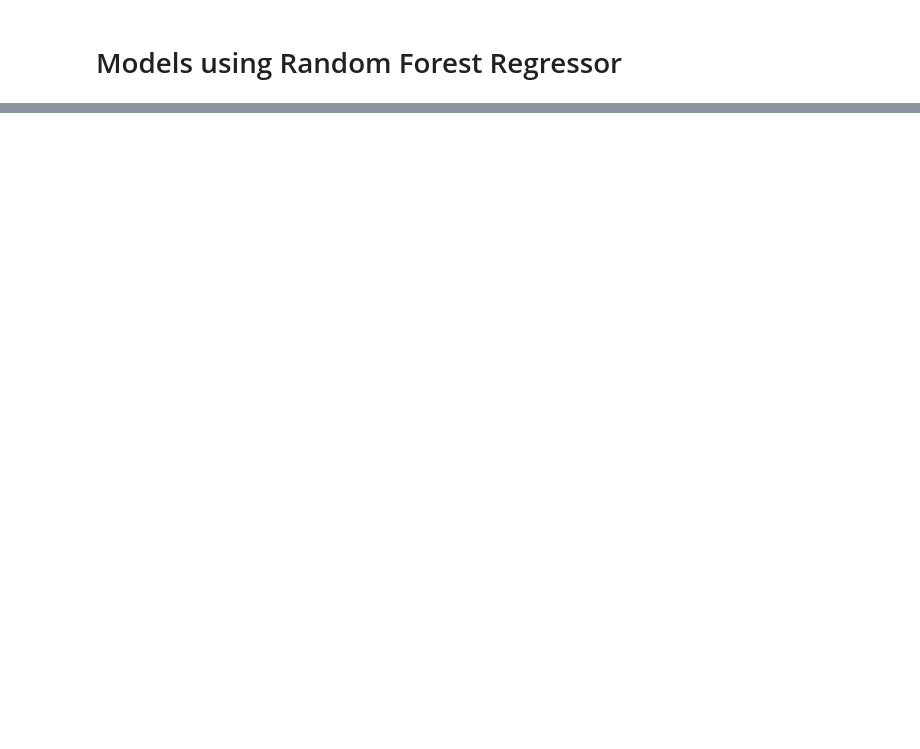
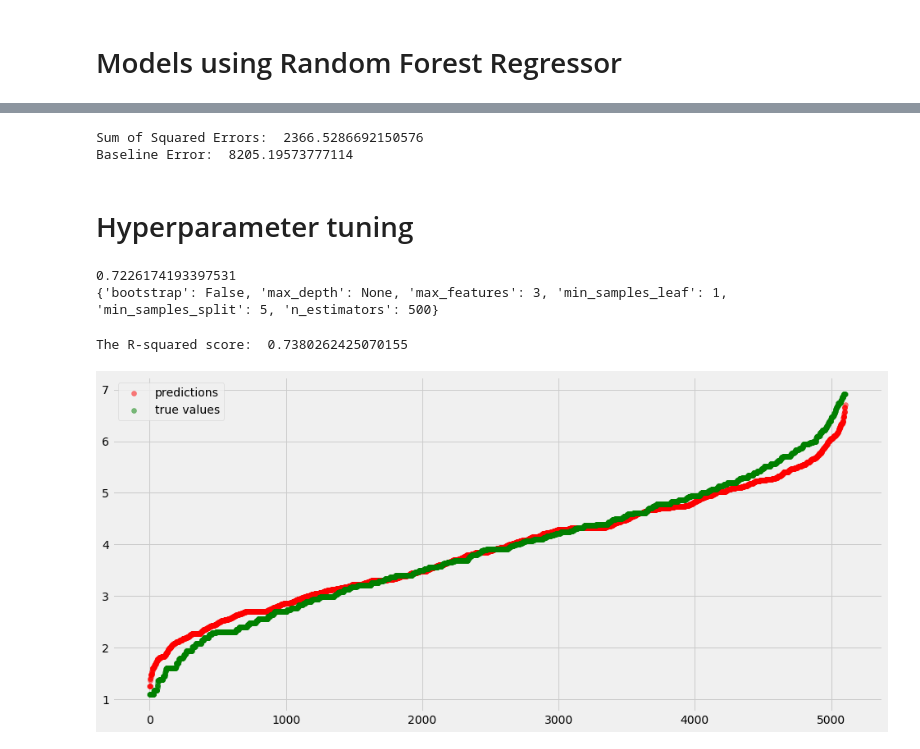
Before and after one commit to slevin886/Roman_Coin_Pricing, a Jupyter notebook: roman_coin_model_building.ipynb, the cells around one changed output, grey strips where cells are left out. Drawn from its saved outputs; the diff is of its cells as text; code cells hidden in the pictures; blank space fills up the shorter version.

```diff
--- a/roman_coin_model_building.ipynb
+++ b/roman_coin_model_building.ipynb
@@ -159,0 +159,10 @@ The model is 66.18 percent better than the baseline
+# %%
+y = np.log(roman['current_price'].values)
+X = roman.drop(['completed_no_time_left', 'less_than_hour_left', 'less_than_week_left', 'aemilian', 'antoninus pius',
+'aurelian', 'balbinus', 'carinus', 'carus', 'claudius', 'constans i', 'decius', 'galba',
+'gallienus', 'gordian i', 'jovian', 'leo i', 'licinius', 'numerian', 'tacitus', 'theodosius i',
+'valerian', 'current_price', 'less_than_2day_left'], axis=1)
+# %%
+X['bidCountsq'] = X['bidCount'].values **2
+X['bidCountcubed'] = X['bidCount'].values ** 3
+X['interbidwatch'] = X['bidCount'] * X['watchCount']
@@ -159,0 +174,26 @@ The model is 66.18 percent better than the baseline
+# %%
+baseline_SSE(preds, y_test)
+# %% [output]
+Sum of Squared Errors:  2366.5286692150576
+Baseline Error:  8205.19573777114
+# %% [markdown]
+# Hyperparameter tuning
+# %%
+X_train, X_test, y_train, y_test = train_test_split(X, y, test_size=0.3)
+
+param_grid = {"n_estimators": [200, 500],
+    "max_depth": [3, None],
+    "max_features": [1, 3, 5, 10],
+    "min_samples_split": [2, 5, 10],
+    "min_samples_leaf": [1, 3, 10],
+    "bootstrap": [True, False]}
+
+model = RandomForestRegressor(random_state=0)
+grid = GridSearchCV(estimator=model, param_grid=param_grid, n_jobs=-1)
+grid.fit(X_train, y_train)
+
+print(grid.best_score_)
+print(grid.best_params_)
+# %% [output]
+0.7226174193397531
+{'bootstrap': False, 'max_depth': None, 'max_features': 3, 'min_samples_leaf': 1, 'min_samples_split': 5, 'n_estimators': 500}
@@ -159,0 +203,8 @@ The model is 66.18 percent better than the baseline
+# %%
+#Model to use
+y_test, preds = basic_linear_model(X, y, RandomForestRegressor, bootstrap= False, max_depth=None,
+                                   max_features= 3, min_samples_leaf= 1,
+                                   min_samples_split= 5, n_estimators= 700)
+# %% [output]
+The R-squared score:  0.7380262425070155
+[figure, added]
```
Also changed, not shown: parts of 15 cells of this notebook, 4 other files.
